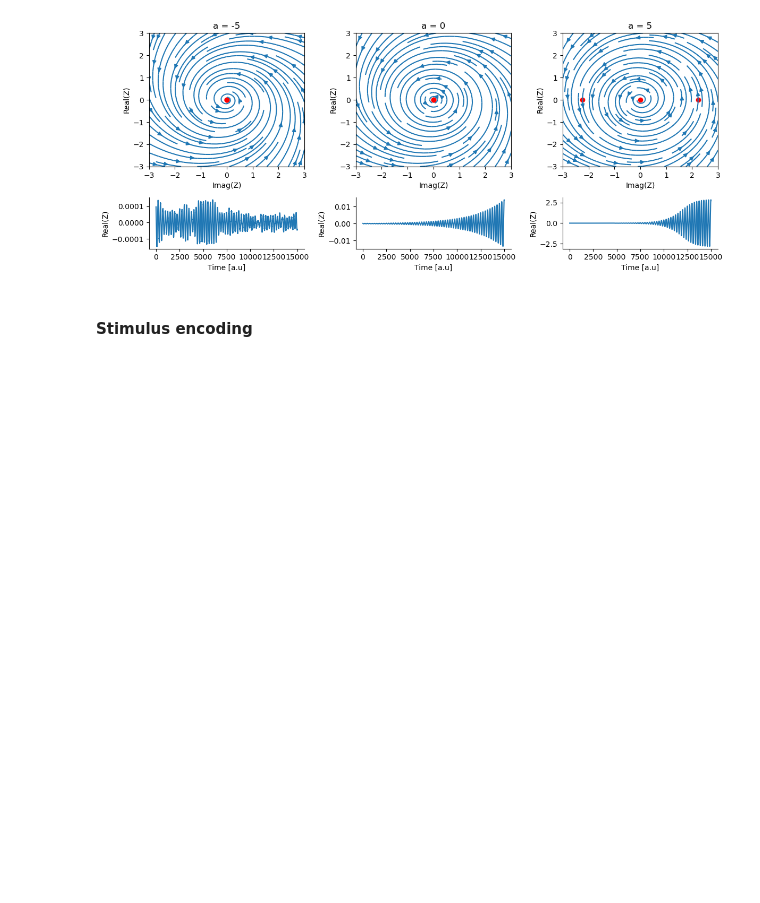
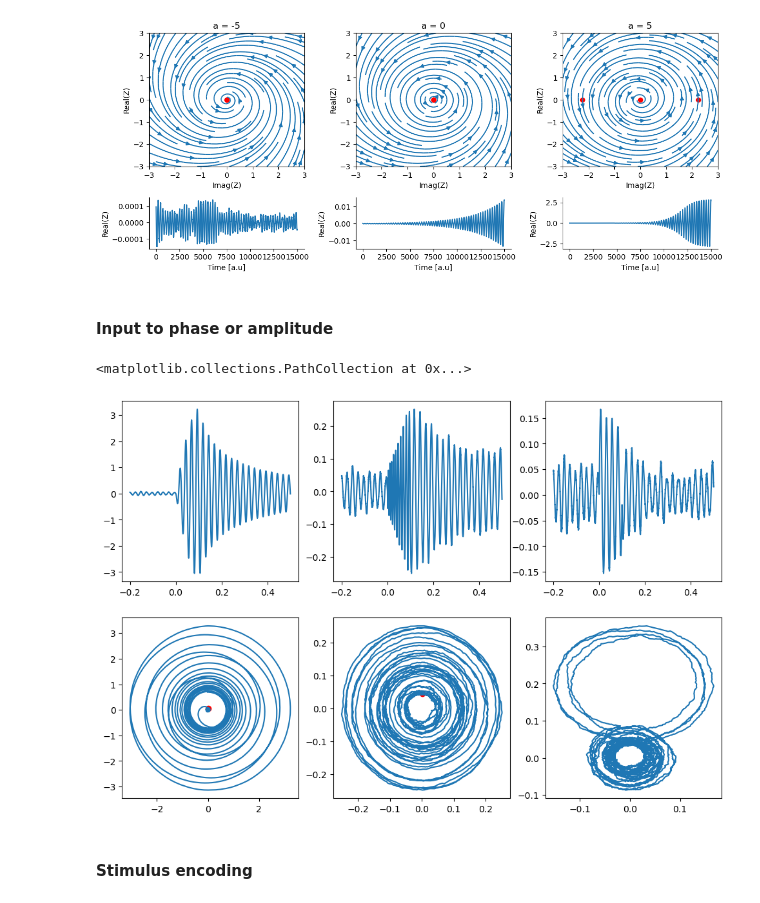
Before and after one commit to ViniciusLima94/StuartLandauWBM, a Jupyter notebook: notebooks/Stuart-Landau Model.ipynb, the cells around one changed output. Cells and saved outputs as stored; diff of their text form; code cells hidden in the pictures; blank space fills up the shorter version.

```diff
--- a/notebooks/Stuart-Landau Model.ipynb
+++ b/notebooks/Stuart-Landau Model.ipynb
@@ -190,3 +194,5 @@ for i, Z_ in enumerate(Z_noise):
 plt.tight_layout()
 # %% [output]
 [figure]
+# %% [markdown]
+#### Input to phase or amplitude
@@ -193,3 +238,30 @@ plt.tight_layout()
+# %%
+T_ = T[(T >= -0.2) & (T < 0.5)]
+Z_amp = Z_amp[(T >= -0.2) & (T < 0.5)]
+Z_phi = Z_phi[(T >= -0.2) & (T < 0.5)]
+Z_both = Z_both[(T >= -0.2) & (T < 0.5)]
+# %%
+onset = np.argmin(np.abs(T_))
+# %%
+plt.figure(figsize=(12, 8))
+plt.subplot(231)
+plt.plot(T_, Z_amp.real)
+plt.subplot(232)
+plt.plot(T_, Z_phi.real)
+plt.subplot(233)
+plt.plot(T_, Z_both.real)
+plt.subplot(234)
+plt.plot(Z_amp.real, Z_amp.imag)
+plt.scatter(Z_phi.real[onset], Z_phi.imag[onset], c="r")
+plt.subplot(235)
+plt.plot(Z_phi.real, Z_phi.imag)
+plt.scatter(Z_phi.real[onset], Z_phi.imag[onset], c="r")
+plt.subplot(236)
+plt.plot(Z_both.real, Z_both.imag)
+plt.scatter(Z_both.real[onset], Z_both.imag[onset], c="r")
+# %% [output]
+<matplotlib.collections.PathCollection at 0x...>
+[figure, added]
 # %% [markdown]
 #### Stimulus encoding
 # %%
```
Also changed, not shown: parts of 22 cells of this notebook, 1 other file.
